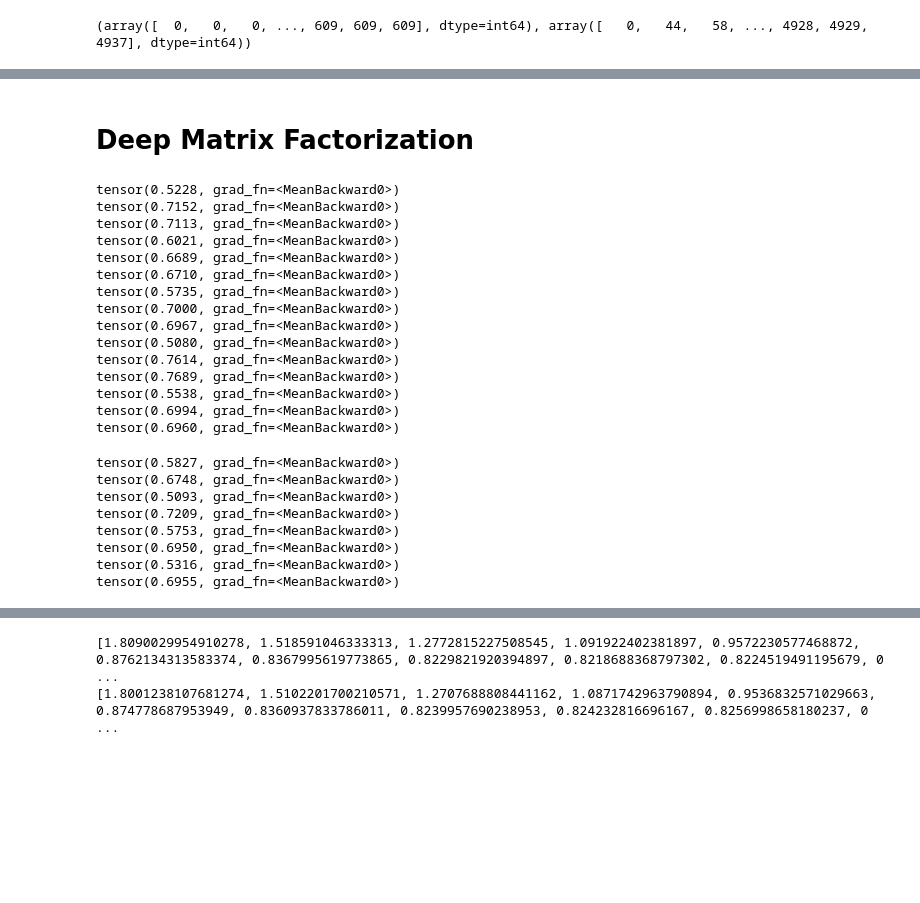
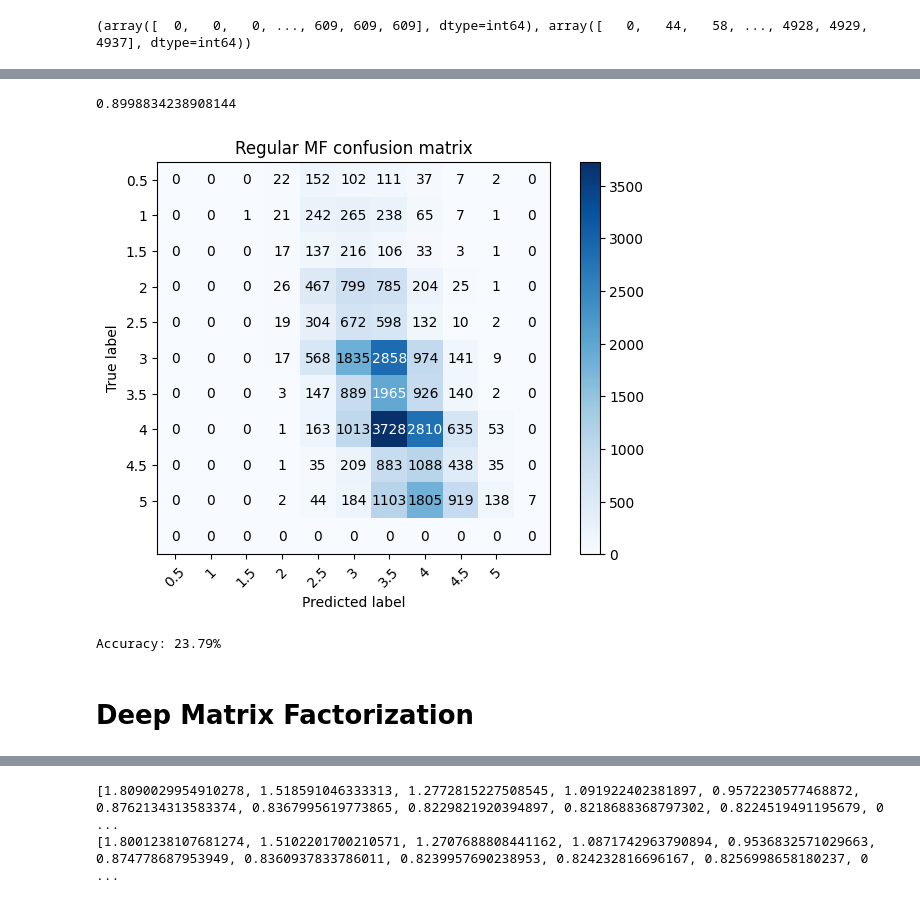
Before and after one commit to rs-benatti/collaborative_filter, a Jupyter notebook: data_visualization.ipynb, the cells around one changed output, grey strips where cells are left out. Cells and saved outputs as stored; diff of their text form; code cells hidden in the pictures; blank space fills up the shorter version.

Commit message:
later modifications on regularization hyperp

```diff
--- a/data_visualization.ipynb
+++ b/data_visualization.ipynb
@@ -86,3 +86,23 @@ Iteration 100: Cost = 20981.664027114704. RMSE = 0.8110262503041126
+# %%
+targets = np.load('./dataset/ratings_test.npy')
+targets[np.isnan(targets)] = 0
+
+predictions = np.round(prediction_full * 2)/2
+rmse_value = RMSE(targets, predictions)
+
+print(rmse_value)
+plot_cm(targets, predictions, title='Regular MF confusion matrix')
+# Calculate the accuracy
+correct_predictions = np.sum(targets[targets!=0] == predictions[targets!=0])
+total_predictions = len(targets[targets!=0])
+
+accuracy = correct_predictions / total_predictions
+
+print(f"Accuracy: {accuracy * 100:.2f}%")
+# %% [output]
+0.8998834238908144
+[figure, added]
+Accuracy: 23.79%
 # %% [markdown]
 # Deep Matrix Factorization
 # %%
@@ -127,60 +146,3 @@ encoded_dim = 32
 input_size = normalized_train_data.shape
 hidden_size_row = 16
 hidden_size_col = 64
-# %%
-optimizers = []
-model = deepMF.ParallelLayersModel(input_size, hidden_size_row, hidden_size_col)
-optimizers.append((model, optim.Adam(model.parameters(), lr=0.001)))
-model = deepMF.ParallelLayersModel(input_size, hidden_size_row, hidden_size_col)
-optimizers.append((model, optim.RAdam(model.parameters(), lr=0.001)))
-model = deepMF.ParallelLayersModel(input_size, hidden_size_row, hidden_size_col)
-optimizers.append((model, optim.AdamW(model.parameters(), lr=0.001)))
-model = deepMF.ParallelLayersModel(input_size, hidden_size_row, hidden_size_col)
-optimizers.append((model, optim.Rprop(model.parameters(), lr=0.001)))
-model = deepMF.ParallelLayersModel(input_size, hidden_size_row, hidden_size_col)
-optimizers.append((model, optim.AdamW(model.parameters(), lr=0.001, weight_decay=0.0001)))
-
-for i in range(len(optimizers)):
-    deepMF.train_model(optimizers[i][0], optimizers[i][1], torch.FloatTensor(normalized_train_data), weight_decay=i>=5)
-    # Pass the new input data through the trained model to get predictions
-    predicted_similarity_scores = optimizers[i][0](torch.FloatTensor(normalized_train_data), torch.FloatTensor(normalized_train_data).T)
-    target = torch.FloatTensor(train_set)
-    print(torch.mean(torch.sqrt((predicted_similarity_scores[target!=0]*5 - target[target!=0])**2)))
-    target = torch.FloatTensor(test_set)
-    print(torch.mean(torch.sqrt((predicted_similarity_scores[target!=0]*5 - target[target!=0])**2)))
-# %% [output]
-tensor(0.5228, grad_fn=<MeanBackward0>)
-tensor(0.7152, grad_fn=<MeanBackward0>)
-tensor(0.7113, grad_fn=<MeanBackward0>)
-tensor(0.6021, grad_fn=<MeanBackward0>)
-tensor(0.6689, grad_fn=<MeanBackward0>)
-tensor(0.6710, grad_fn=<MeanBackward0>)
-tensor(0.5735, grad_fn=<MeanBackward0>)
-tensor(0.7000, grad_fn=<MeanBackward0>)
-tensor(0.6967, grad_fn=<MeanBackward0>)
-tensor(0.5080, grad_fn=<MeanBackward0>)
-tensor(0.7614, grad_fn=<MeanBackward0>)
-tensor(0.7689, grad_fn=<MeanBackward0>)
-tensor(0.5538, grad_fn=<MeanBackward0>)
-tensor(0.6994, grad_fn=<MeanBackward0>)
-tensor(0.6960, grad_fn=<MeanBackward0>)
-# %%
-for k in [25, 30, 35, 40]:
-    model = deepMF.ParallelLayersModel(input_size, hidden_size_row, hidden_size_col, encoded_dim=k)
-    optimizer = optim.Adam(model.parameters(), lr=0.001)
-    deepMF.train_model(model, optimizer, torch.FloatTensor(normalized_train_data))
-    # Pass the new input data through the trained model to get predictions
-    predicted_similarity_scores = model(torch.FloatTensor(normalized_train_data), torch.FloatTensor(normalized_train_data).T)
-    target = torch.FloatTensor(train_set)
-    print(torch.mean(torch.sqrt((predicted_similarity_scores[target!=0]*5 - target[target!=0])**2)))
-    target = torch.FloatTensor(test_set)
-    print(torch.mean(torch.sqrt((predicted_similarity_scores[target!=0]*5 - target[target!=0])**2)))
-# %% [output]
-tensor(0.5827, grad_fn=<MeanBackward0>)
-tensor(0.6748, grad_fn=<MeanBackward0>)
-tensor(0.5093, grad_fn=<MeanBackward0>)
-tensor(0.7209, grad_fn=<MeanBackward0>)
-tensor(0.5753, grad_fn=<MeanBackward0>)
-tensor(0.6950, grad_fn=<MeanBackward0>)
-tensor(0.5316, grad_fn=<MeanBackward0>)
-tensor(0.6955, grad_fn=<MeanBackward0>)
```
Also changed, not shown: parts of 7 cells of this notebook, 2 other files.
